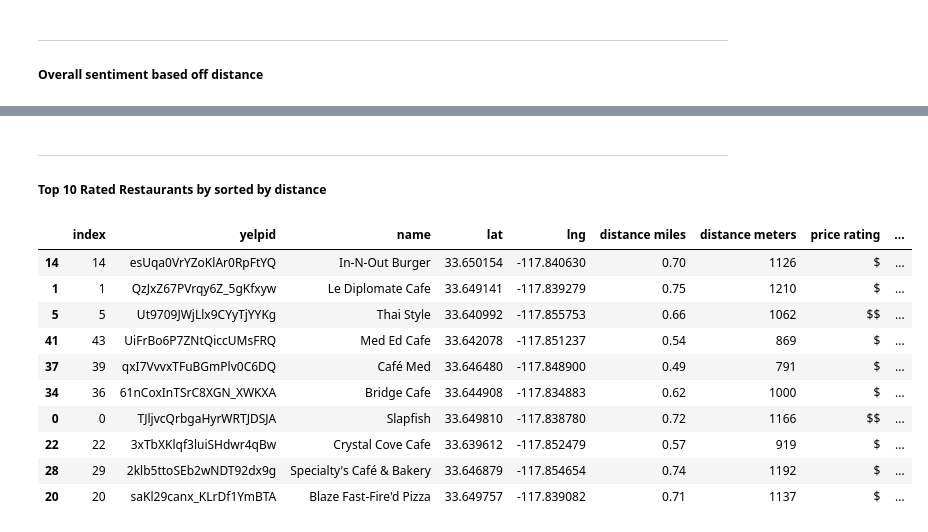
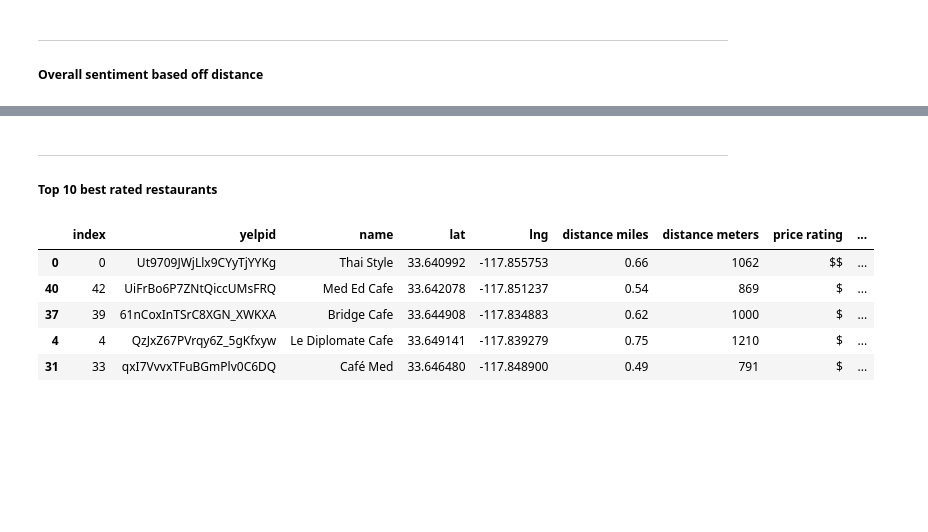
Before and after one commit to 95brianahn/Project-One-T1, a Jupyter notebook: UCI Eats - Team One.ipynb, the cells around one changed output, grey strips where cells are left out. Saved outputs shown, nothing was run; the diff lists cells and outputs as text; code cells hidden in the pictures; blank space fills up the shorter version.

```diff
--- a/UCI Eats - Team One.ipynb
+++ b/UCI Eats - Team One.ipynb
@@ -1305,35 +1317,30 @@ scatterbyvalue(sen_distance_1, sen_compound_1, sen_count1
 # %% [output]
 [interactive output not drawn]
 [interactive output not drawn]
-# %% [markdown]
----
-##### Top 10 Rated Restaurants by sorted by distance
+# %% [markdown]
+---
+##### Top 10 best rated restaurants
 # %%
 #restaurant_df
 # %%
 
 #Fields to extract - review rating, type
 #rating_data = restaurant_data[["name", "review rating"]]
 #rating_data
 #result = df.sort(['A', 'B'], ascending=[1, 0])
 #typrate_sorted = restaurant_data.sort_values(["review rating", "type"],ascending=False)
 
 top_rated = restaurant_df.copy()
 top_rated = top_rated.sort_values(["review rating"],ascending=False)
 top_rated= top_rated.head(10)
-top_rated
+top_rated.head()
 # %% [output]
 |  | index | yelpid | name | lat | lng | distance miles | distance meters | price rating | ... |
-| 14 | 14 | esUqa0VrYZoKlAr0RpFtYQ | In-N-Out Burger | 33.650154 | -117.840630 | 0.70 | 1126 | $ | ... |
-| 1 | 1 | QzJxZ67PVrqy6Z_5gKfxyw | Le Diplomate Cafe | 33.649141 | -117.839279 | 0.75 | 1210 | $ | ... |
-| 5 | 5 | Ut9709JWjLlx9CYyTjYYKg | Thai Style | 33.640992 | -117.855753 | 0.66 | 1062 | $$ | ... |
-| 41 | 43 | UiFrBo6P7ZNtQiccUMsFRQ | Med Ed Cafe | 33.642078 | -117.851237 | 0.54 | 869 | $ | ... |
-| 37 | 39 | qxI7VvvxTFuBGmPlv0C6DQ | Café Med | 33.646480 | -117.848900 | 0.49 | 791 | $ | ... |
-| 34 | 36 | 61nCoxInTSrC8XGN_XWKXA | Bridge Cafe | 33.644908 | -117.834883 | 0.62 | 1000 | $ | ... |
-| 0 | 0 | TJljvcQrbgaHyrWRTJDSJA | Slapfish | 33.649810 | -117.838780 | 0.72 | 1166 | $$ | ... |
-| 22 | 22 | 3xTbXKlqf3luiSHdwr4qBw | Crystal Cove Cafe | 33.639612 | -117.852479 | 0.57 | 919 | $ | ... |
-| 28 | 29 | 2klb5ttoSEb2wNDT92dx9g | Specialty's Café & Bakery | 33.646879 | -117.854654 | 0.74 | 1192 | $ | ... |
-| 20 | 20 | saKl29canx_KLrDf1YmBTA | Blaze Fast-Fire'd Pizza | 33.649757 | -117.839082 | 0.71 | 1137 | $ | ... |
+| 0 | 0 | Ut9709JWjLlx9CYyTjYYKg | Thai Style | 33.640992 | -117.855753 | 0.66 | 1062 | $$ | ... |
+| 40 | 42 | UiFrBo6P7ZNtQiccUMsFRQ | Med Ed Cafe | 33.642078 | -117.851237 | 0.54 | 869 | $ | ... |
+| 37 | 39 | 61nCoxInTSrC8XGN_XWKXA | Bridge Cafe | 33.644908 | -117.834883 | 0.62 | 1000 | $ | ... |
+| 4 | 4 | QzJxZ67PVrqy6Z_5gKfxyw | Le Diplomate Cafe | 33.649141 | -117.839279 | 0.75 | 1210 | $ | ... |
+| 31 | 33 | qxI7VvvxTFuBGmPlv0C6DQ | Café Med | 33.646480 | -117.848900 | 0.49 | 791 | $ | ... |
 # %%
 
 #Barplot prep
```
Also changed, not shown: parts of 28 cells of this notebook, 42 other files.
